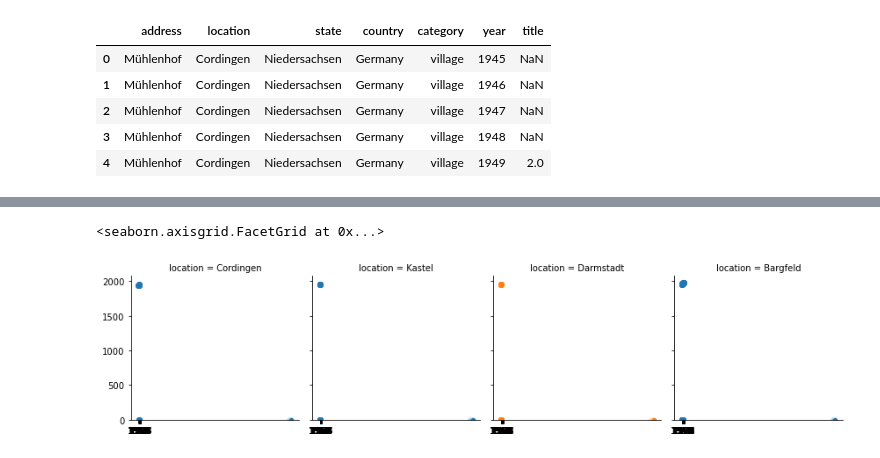
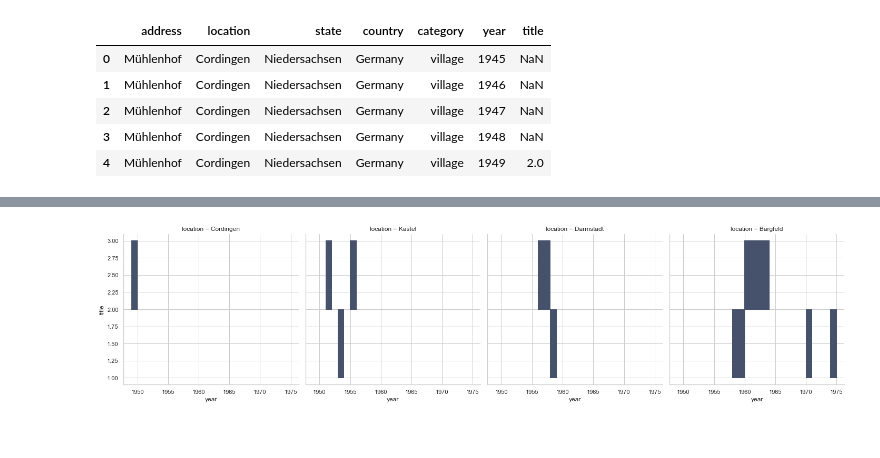
Before and after one commit to DavidSiegl/Introduction-to-DH-Tools-and-Methods-David-Siegl, a Jupyter notebook: Own Dataset/Own Dataset.ipynb, the cells around one changed output, grey strips where cells are left out. Cells and saved outputs as stored; diff of their text form; code cells hidden in the pictures.

```diff
--- a/Own Dataset/Own Dataset.ipynb
+++ b/Own Dataset/Own Dataset.ipynb
@@ -173,9 +172,7 @@ grid.map(plt.plot, "year", marker="o")
 # %%
-grid_2 = sb.FacetGrid(locations_works, col="year", hue="category")
-grid.map(sb.scatterplot, x= "year", y= "title", data = locations_works)
+grid_2 = sb.displot(locations_works, x="year", y="title", col="location", binwidth=1)
 # %% [output]
-<seaborn.axisgrid.FacetGrid at 0x...>
-[figure, old version]
+[figure, new version]
 # %%
 locations_works_grouped = locations_works.groupby("location").count().reset_index("location")
 plt.title("Works per location")
```
Also changed, not shown: parts of 5 cells of this notebook.
